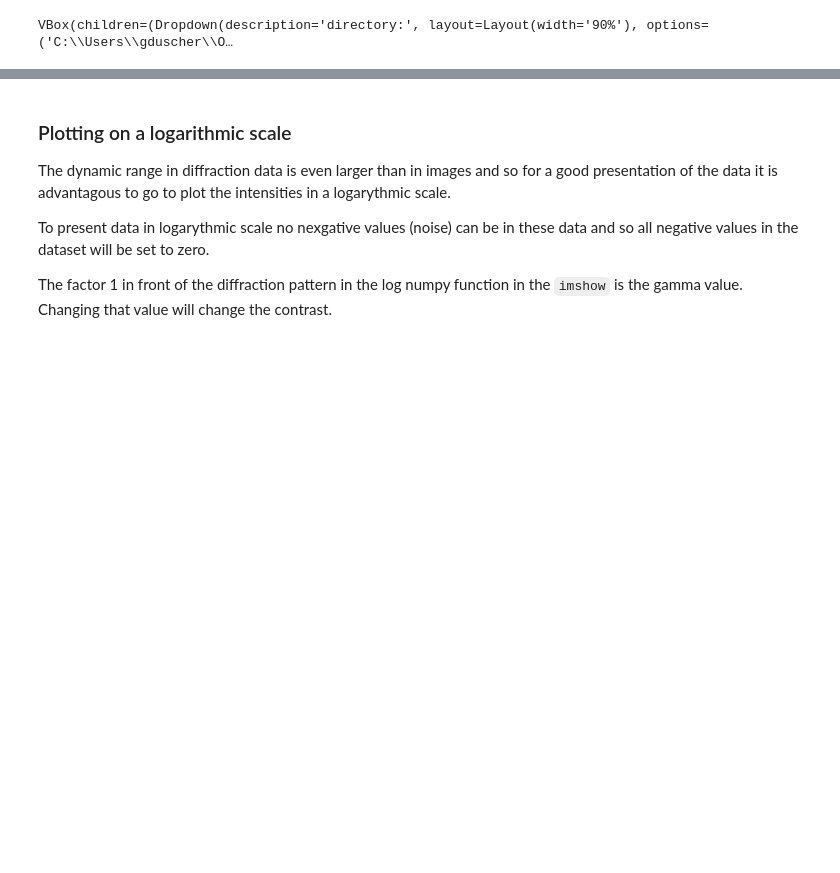
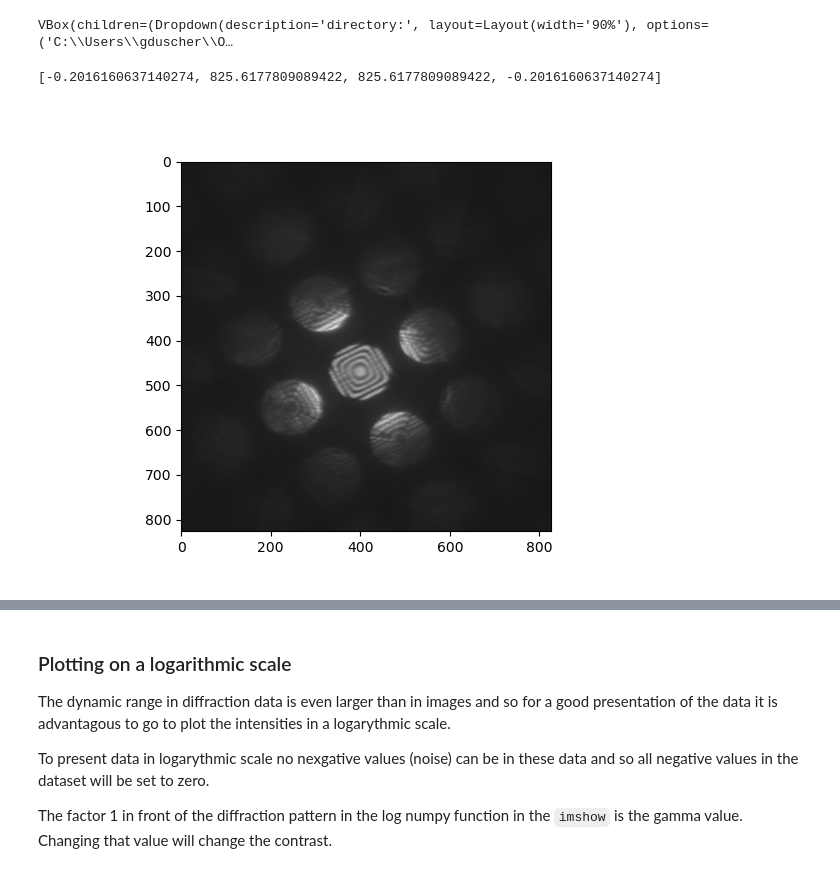
Before and after one commit to gduscher/MLSTEM2025, a Jupyter notebook: Day2/4_Analyze_CBED_Pattern.ipynb, the cells around one changed output, grey strips where cells are left out. Cells and saved outputs as stored; diff of their text form; code cells hidden in the pictures; blank space fills up the shorter version.

```diff
--- a/Day2/4_Analyze_CBED_Pattern.ipynb
+++ b/Day2/4_Analyze_CBED_Pattern.ipynb
@@ -102,13 +102,23 @@ notebook version:  2025.02.10
 >
 First we select the diffraction pattern
 # %%
-# ------Input -------------
-load_your_own_data = True
-# -------------------------
 if 'google.colab' in sys.modules:
     drive.mount("/content/drive")
-    load_your_own_data = True
-if load_your_own_data:
-   fileWidget = pyTEMlib.file_tools.FileWidget(sum_frames=True)
+    if not os.path.exists('./CBED_375mm_alpha-3.3_beta9.6_Condensor10um_Filter.dm3'):
+        !wget  https://github.com/gduscher/MLSTEM2025//raw/main/example_data/CBED_375mm_alpha-3.3_beta9.6_Condensor10um_Filter.dm3
+
+fileWidget = pyTEMlib.file_tools.FileWidget()
 # %% [output]
 VBox(children=(Dropdown(description='directory:', layout=Layout(width='90%'), options=('C:\\Users\\gduscher\\O…
+# %%
+diff_pattern = fileWidget.selected_dataset
+diff_pattern -= diff_pattern.min()
+
+diff_pattern[diff_pattern<0] = 0.
+extent = diff_pattern.get_extent([0,1])
+print(extent)
+fig = plt.figure()
+plt.imshow(diff_pattern,cmap="gray", extent=extent);
+# %% [output]
+[-0.2016160637140274, 825.6177809089422, 825.6177809089422, -0.2016160637140274]
+[figure, added]
```
Also changed, not shown: parts of 8 cells of this notebook, 2 other files.
